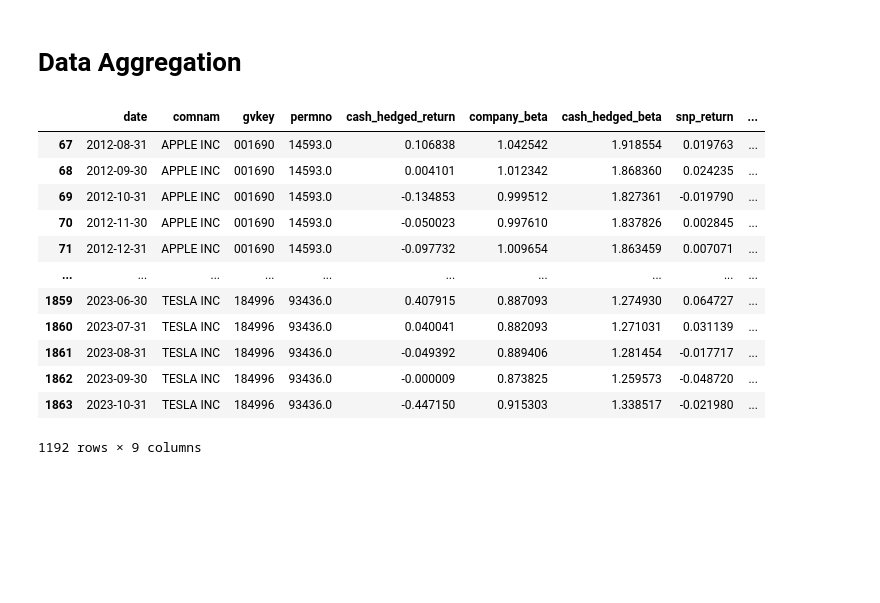
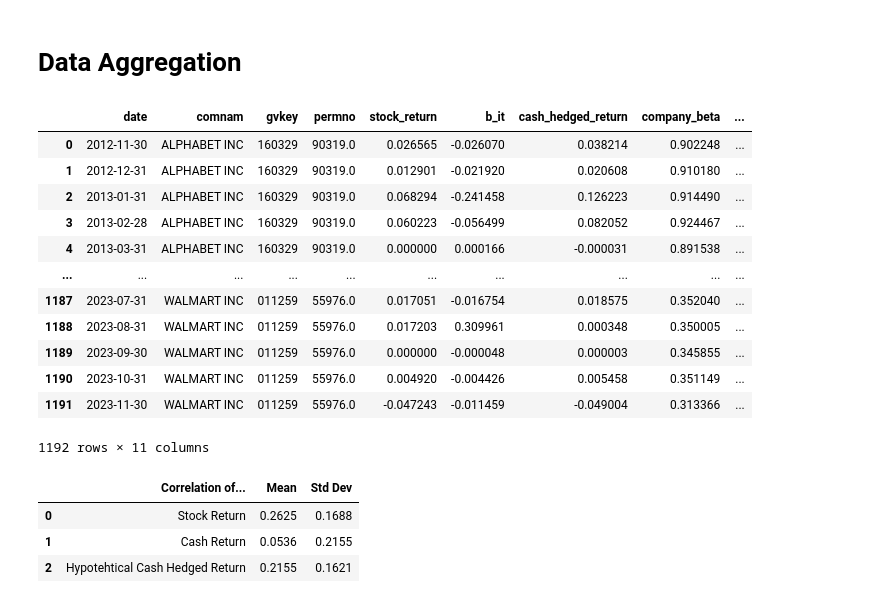
Before and after one commit to veervohra03/CashHedged, a Jupyter notebook: Veer-Base.ipynb, the cells around one changed output. Cells and saved outputs as stored; diff of their text form; code cells hidden in the pictures; blank space fills up the shorter version.

Commit message:
Correlation calculation included.

```diff
--- a/Veer-Base.ipynb
+++ b/Veer-Base.ipynb
@@ -379,45 +379,45 @@ def main():
         company['snp_return'] = company.apply(
             lambda row: aggregate_monthly(row['month_start'], row['month_end'], sp500_data, 'daily_return',
                                         lambda x: np.prod(1 + x) - 1), axis=1
         )
 
         company['rf_rate'] = company.apply(
             lambda row: aggregate_monthly(row['month_start'], row['month_end'], risk_free_data, 'daily_rf_rate',
                                         lambda x: np.prod(1 + x) - 1), axis=1
         )
 
         company.drop(columns=['month_start', 'month_end'], axis=1, inplace=True)
 
         calculate_returns(company)
 
         company['company_beta'] = calculate_rolling_beta(company['stock_return'], company['snp_return'])
         company['cash_hedged_beta'] = calculate_rolling_beta(company['cash_hedged_return'], company['snp_return'])
 
         if not agg_fin_data.empty:
             agg_fin_data = pd.concat([agg_fin_data, company], ignore_index=True)
         else:
             agg_fin_data = company
 
     agg_fin_data = agg_fin_data.sort_values(by=['comnam', 'date']).reset_index(drop=True)
 
-    agg_fin_data = agg_fin_data[['date', 'comnam', 'gvkey', 'permno', 'cash_hedged_return', 'company_beta', 'cash_hedged_beta', 'snp_return', 'rf_rate']].dropna()
+    agg_fin_data = agg_fin_data[['date', 'comnam', 'gvkey', 'permno', 'stock_return', 'b_it' ,'cash_hedged_return', 'company_beta', 'cash_hedged_beta', 'snp_return', 'rf_rate']].dropna()
 
-    return agg_fin_data
+    return agg_fin_data.reset_index(drop=True)
 
 out = main()
 
 out
 # %% [output]
-|  | date | comnam | gvkey | permno | cash_hedged_return | company_beta | cash_hedged_beta | snp_return | ... |
-| 67 | 2012-08-31 | APPLE INC | 001690 | 14593.0 | 0.106838 | 1.042542 | 1.918554 | 0.019763 | ... |
-| 68 | 2012-09-30 | APPLE INC | 001690 | 14593.0 | 0.004101 | 1.012342 | 1.868360 | 0.024235 | ... |
-| 69 | 2012-10-31 | APPLE INC | 001690 | 14593.0 | -0.134853 | 0.999512 | 1.827361 | -0.019790 | ... |
-| 70 | 2012-11-30 | APPLE INC | 001690 | 14593.0 | -0.050023 | 0.997610 | 1.837826 | 0.002845 | ... |
-| 71 | 2012-12-31 | APPLE INC | 001690 | 14593.0 | -0.097732 | 1.009654 | 1.863459 | 0.007071 | ... |
+|  | date | comnam | gvkey | permno | stock_return | b_it | cash_hedged_return | company_beta | ... |
+| 0 | 2012-11-30 | ALPHABET INC | 160329 | 90319.0 | 0.026565 | -0.026070 | 0.038214 | 0.902248 | ... |
+| 1 | 2012-12-31 | ALPHABET INC | 160329 | 90319.0 | 0.012901 | -0.021920 | 0.020608 | 0.910180 | ... |
+| 2 | 2013-01-31 | ALPHABET INC | 160329 | 90319.0 | 0.068294 | -0.241458 | 0.126223 | 0.914490 | ... |
+| 3 | 2013-02-28 | ALPHABET INC | 160329 | 90319.0 | 0.060223 | -0.056499 | 0.082052 | 0.924467 | ... |
+| 4 | 2013-03-31 | ALPHABET INC | 160329 | 90319.0 | 0.000000 | 0.000166 | -0.000031 | 0.891538 | ... |
 | ... | ... | ... | ... | ... | ... | ... | ... | ... | ... |
-| 1859 | 2023-06-30 | TESLA INC | 184996 | 93436.0 | 0.407915 | 0.887093 | 1.274930 | 0.064727 | ... |
-| 1860 | 2023-07-31 | TESLA INC | 184996 | 93436.0 | 0.040041 | 0.882093 | 1.271031 | 0.031139 | ... |
-| 1861 | 2023-08-31 | TESLA INC | 184996 | 93436.0 | -0.049392 | 0.889406 | 1.281454 | -0.017717 | ... |
-| 1862 | 2023-09-30 | TESLA INC | 184996 | 93436.0 | -0.000009 | 0.873825 | 1.259573 | -0.048720 | ... |
-| 1863 | 2023-10-31 | TESLA INC | 184996 | 93436.0 | -0.447150 | 0.915303 | 1.338517 | -0.021980 | ... |
+| 1187 | 2023-07-31 | WALMART INC | 011259 | 55976.0 | 0.017051 | -0.016754 | 0.018575 | 0.352040 | ... |
+| 1188 | 2023-08-31 | WALMART INC | 011259 | 55976.0 | 0.017203 | 0.309961 | 0.000348 | 0.350005 | ... |
+| 1189 | 2023-09-30 | WALMART INC | 011259 | 55976.0 | 0.000000 | -0.000048 | 0.000003 | 0.345855 | ... |
+| 1190 | 2023-10-31 | WALMART INC | 011259 | 55976.0 | 0.004920 | -0.004426 | 0.005458 | 0.351149 | ... |
+| 1191 | 2023-11-30 | WALMART INC | 011259 | 55976.0 | -0.047243 | -0.011459 | -0.049004 | 0.313366 | ... |
-1192 rows × 9 columns
+1192 rows × 11 columns
@@ -423,0 +426,30 @@ out
+# %%
+# Pulled from Arman's Code
+
+def compute_overall_correlation(data, compute_on='stock_return'):
+    pivot_data = data.pivot(index='date', columns='gvkey', values=compute_on)
+    pivot_data = pivot_data.dropna(how='all')
+    correlation_matrix = pivot_data.corr()
+    upper_triangle = correlation_matrix.where(np.triu(np.ones(correlation_matrix.shape), k=1).astype(bool))
+    pairwise_correlations = upper_triangle.unstack().dropna()
+    avg_correlation = pairwise_correlations.mean()
+    std_dev_correlation = pairwise_correlations.std()
+    return avg_correlation, std_dev_correlation
+
+
+stock_avg_corr, stock_std_corr = compute_overall_correlation(out, compute_on='stock_return')
+cash_avg_corr, cash_std_corr = compute_overall_correlation(out, compute_on='b_it')
+cash_hedged_avg_corr, cash_hedged_std_corr = compute_overall_correlation(out, compute_on='cash_hedged_return')
+
+pd.DataFrame(
+    {
+        "Correlation of..." : ["Stock Return", "Cash Return", "Hypotehtical Cash Hedged Return"],
+        "Mean" : [f'{stock_avg_corr:.4f}', f'{cash_avg_corr:.4f}', f'{cash_std_corr:.4f}'],
+        "Std Dev" : [f'{stock_std_corr:.4f}', f'{cash_std_corr:.4f}', f'{cash_hedged_std_corr:.4f}']
+    }
+)
+# %% [output]
+|  | Correlation of... | Mean | Std Dev |
+| 0 | Stock Return | 0.2625 | 0.1688 |
+| 1 | Cash Return | 0.0536 | 0.2155 |
+| 2 | Hypotehtical Cash Hedged Return | 0.2155 | 0.1621 |
```
Also changed, not shown: parts of 1 cell of this notebook.
